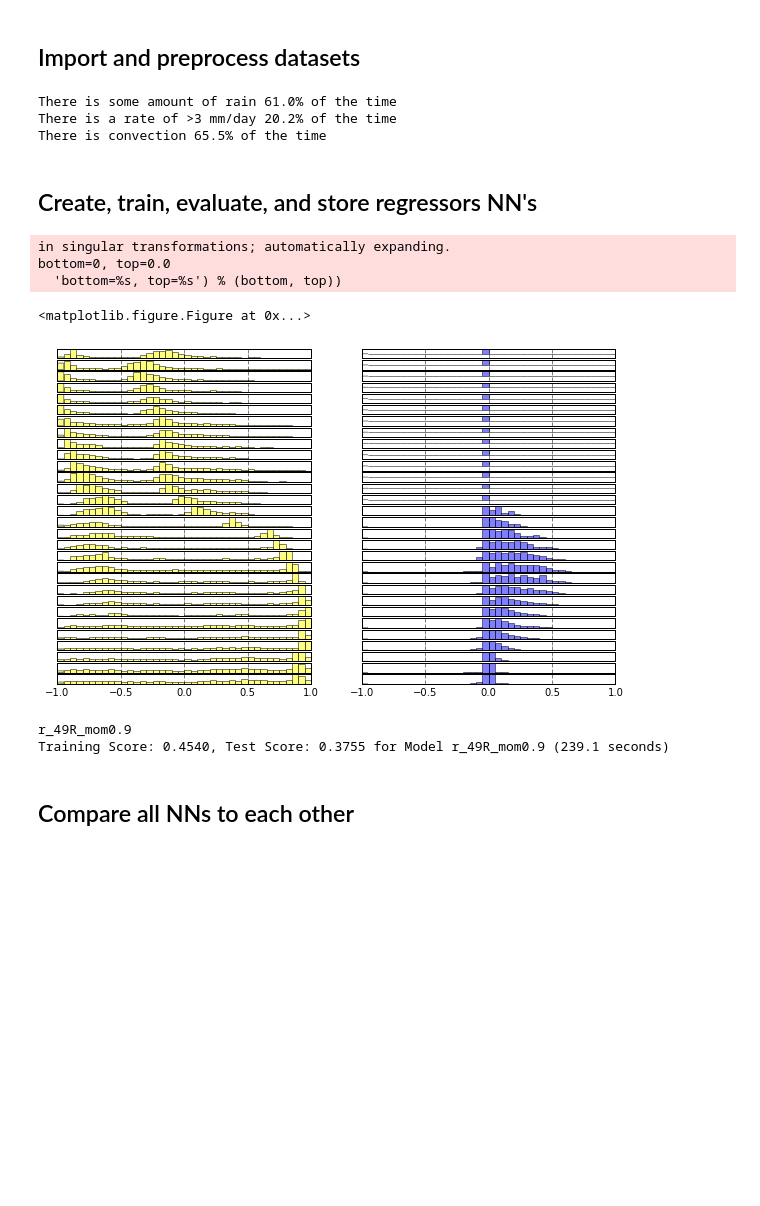
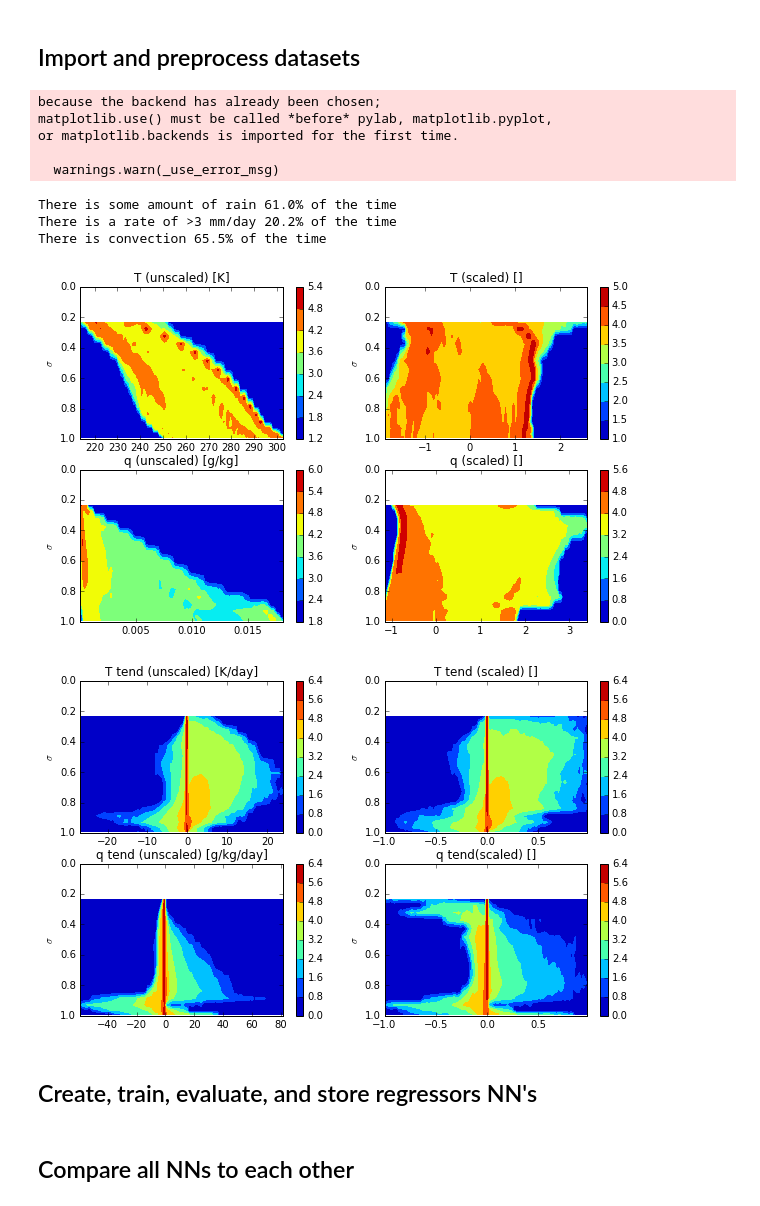
Before and after one commit to jgdwyer/ML-convection, a Jupyter notebook: Neural Network Workbook.ipynb, the cells around one changed output. Cells and saved outputs as stored; diff of their text form; code cells hidden in the pictures; blank space fills up the shorter version.

Commit message:
Added new preprocessing methods

```diff
--- a/Neural Network Workbook.ipynb
+++ b/Neural Network Workbook.ipynb
@@ -21,11 +21,17 @@ import src.nntrain as nntrain
 import src.nnplot as nnplot
 
 # Set script parameters
-minlev = 0.0
+minlev = 0.25
 rainonly = False
 write_nn_to_netcdf = False
 fig_dir = './figs/'
 data_dir = './data/'
+# %% [output]
+because the backend has already been chosen;
+matplotlib.use() must be called *before* pylab, matplotlib.pyplot,
+or matplotlib.backends is imported for the first time.
+
+  warnings.warn(_use_error_msg)
 # %%
 # Load data
 reload(nnload)
@@ -34,53 +40,64 @@ x, y, cv, Pout, lat, lev, dlev, timestep = nnload.loaddata(data_dir + 'nntest.nc
 # Sample data, so we are not processing it all together
 
 # Scale input data using transformation
-x_ppi={'name':'MinMax','method':'individually'}
+x_ppi={'name':'StandardScaler','method':'individually'}
 x_pp = nnload.init_pp(x_ppi, x)
-x        = nnload.transform_data(x_ppi, x_pp, x)
+x    = nnload.transform_data(x_ppi, x_pp, x)
 
 # Scale output data using transformation
-y_ppi={'name':'MaxAbs','method':'alltogether'}
+y_ppi={'name':'MaxAbs','method':'individually'}
 y_pp = nnload.init_pp(y_ppi, y)
-y        = nnload.transform_data(y_ppi, y_pp, y)
+y    = nnload.transform_data(y_ppi, y_pp, y)
+
+# Make preprocessor string for saving
+pp_str =          'X-' + x_ppi['name'] + '-' + x_ppi['method'][:6] + '_'
+pp_str = pp_str + 'Y-' + y_ppi['name'] + '-' + y_ppi['method'][:6] + '_'
 
 # Subsample data
 x1, x2, x3, y1, y2, y3 = nnload.subsample(x, y, N_samples=10000)
-
-#x_untrans = nnload.inverse_transform_data(ppi,pp_x,x_trans)
-# Preprocess data
-#pp_x, pp_y, x1, x2, x3, y1, y2, y3, cv1, cv2, cv3 = nnload.pp(x, y, cv, 30000)
-# %% [output]
-There is some amount of rain 61.0% of the time
-There is a rate of >3 mm/day 20.2% of the time
-There is convection 65.5% of the time
+# %%
+reload(nnload)
+
+x, y, cv, Pout, lat, lev, dlev, timestep = nnload.loaddata(data_dir + 'nntest.nc', minlev,
+                                                       rainonly=rainonly) #,all_lats=False,indlat=8)
+# Sample data, so we are not processing it all together
+
+# Scale input data using transformation
+x_ppi={'name':'StandardScaler','method':'individually'}
+x_pp = nnload.init_pp(x_ppi, x)
+xs    = nnload.transform_data(x_ppi, x_pp, x)
+
+# Scale output data using transformation
+y_ppi={'name':'MaxAbs','method':'qTindividually'}
+y_pp = nnload.init_pp(y_ppi, y)
+ys    = nnload.transform_data(y_ppi, y_pp, y)
+#y_pp = preprocessing.MaxAbsScaler()
+#ys = y_pp.fit_transform(y)
+
+nnplot.check_scaling_distribution(x, xs, y, ys, lat, lev, './figs/')
+plt.show()
+# %% [output]
+There is some amount of rain 61.0% of the time
+There is a rate of >3 mm/day 20.2% of the time
+There is convection 65.5% of the time
+[figure, added]
+[figure, added]
 # %% [markdown]
 ## Create, train, evaluate, and store regressors NN's
-# %%
-reload(nnplot)
-nnplot.input_hist(x1,y1,'T',lev)
-# %% [output]
-in singular transformations; automatically expanding.
-bottom=0, top=0.0
-  'bottom=%s, top=%s') % (bottom, top))
-<matplotlib.figure.Figure at 0x...>
-[figure, removed]
 # %%
 # Build, train, and save model
 from importlib import reload
 reload(nntrain)
 batch_size = 100
-r_mlp, r_str                  = nntrain.build_nn('regress',['Rectifier'],[49],'momentum',batch_size,n_stable=25)
+r_mlp, r_str                  = nntrain.build_nn('regress',['Rectifier'],[21],'momentum', pp_str, batch_size,n_iter=25)
                                                 # n_stable=25)#, regularize = 'L2', weight_decay = 0.0001)
 print(r_str)
 r_mlp, r_errors = nntrain.train_nn(r_mlp,r_str,x1,y1,x2,y2)
-pickle.dump([r_mlp, r_str, r_errors, x_ppi, y_ppi, x_pp, y_pp],  open(data_dir + 'regressors/' + r_str + '_v2.pkl', 'wb'))
+pickle.dump([r_mlp, r_str, r_errors, x_ppi, y_ppi, x_pp, y_pp, lat, lev, dlev],  open(data_dir + 'regressors/' + r_str + '_v2.pkl', 'wb'))
 
 # Save model in netcdf format if requested
 if write_nn_to_netcdf:
     nnload.write_netcdf_twolayer(r_mlp, 'regress', datadir + 'netcdf_models/' + r_str + '_neural_weights_regressor.nc')
-# %% [output]
-r_49R_mom0.9
-Training Score: 0.4540, Test Score: 0.3755 for Model r_49R_mom0.9 (239.1 seconds)
 # %% [markdown]
 ## Compare all NNs to each other
 # %%
```
Also changed, not shown: parts of 4 cells of this notebook, 7 other files.
